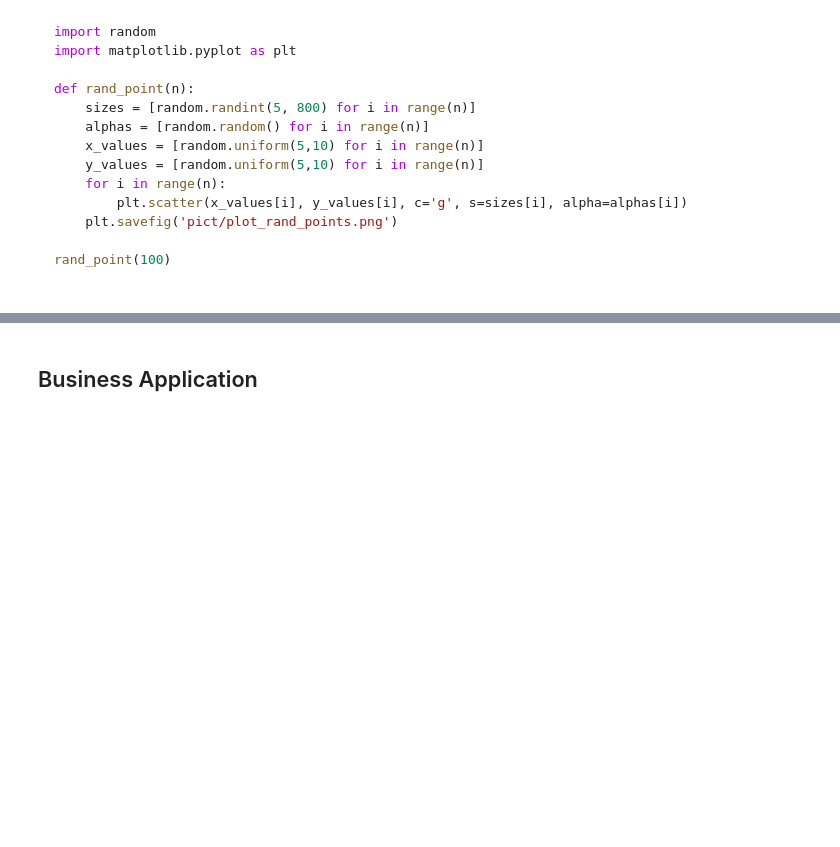
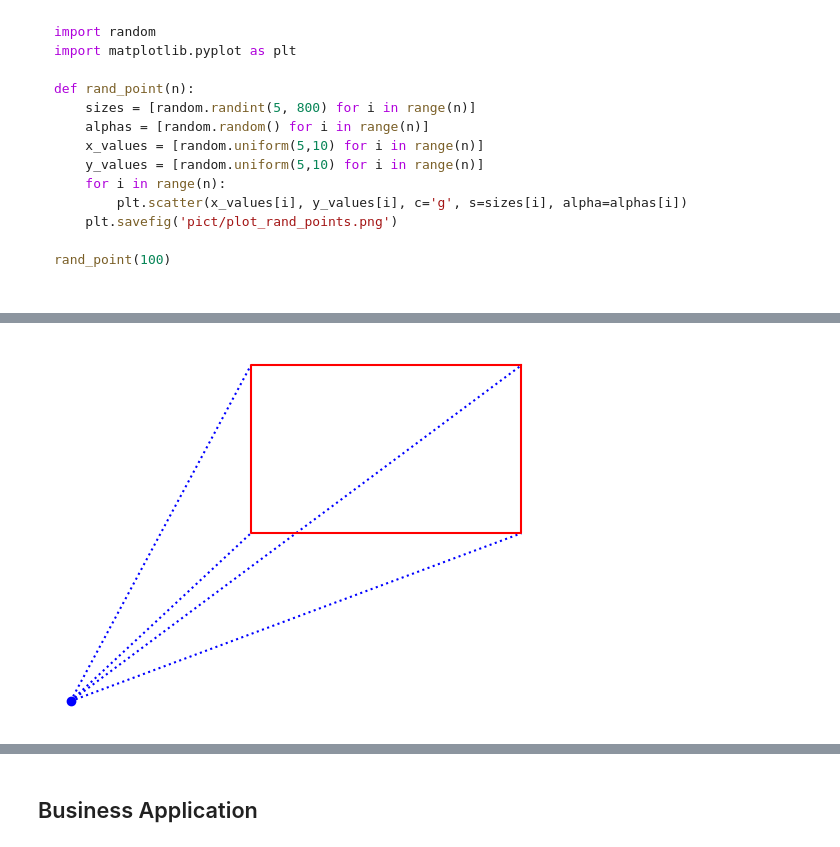
Before and after one commit to datasmp/datasmp.github.io, a Jupyter notebook: _sources/functions_exercise_solution.ipynb, the cells around one changed output, grey strips where cells are left out. Saved outputs shown, nothing was run; the diff lists cells and outputs as text; code cells hidden in the pictures; blank space fills up the shorter version.

```diff
--- a/_sources/functions_exercise_solution.ipynb
+++ b/_sources/functions_exercise_solution.ipynb
@@ -131,0 +151,17 @@ rand_point(100)
+# %%
+import matplotlib.pyplot as plt
+
+def rect(xr, yr, width, length, color):
+    plt.scatter(0, 0, c='b')
+    plt.plot([0, xr-width], [0, yr-length] , linestyle='dotted', c='b')
+    plt.plot([0, xr-width], [0, yr] , linestyle='dotted', c='b')
+    plt.plot([0, xr], [0, yr-length] , linestyle='dotted', c='b')
+    plt.plot([0, xr], [0, yr] , linestyle='dotted', c='b')
+
+    plt.plot([xr, xr-width, xr-width, xr, xr], [yr, yr, yr-length, yr-length, yr], c=color)
+    plt.axis('off')
+
+rect(5,8,3,4,'r')
+plt.savefig('pict/func_pyramid.png')
+# %% [output]
+[figure, added]
```
Also changed, not shown: parts of 7 cells of this notebook, 27 other files.
